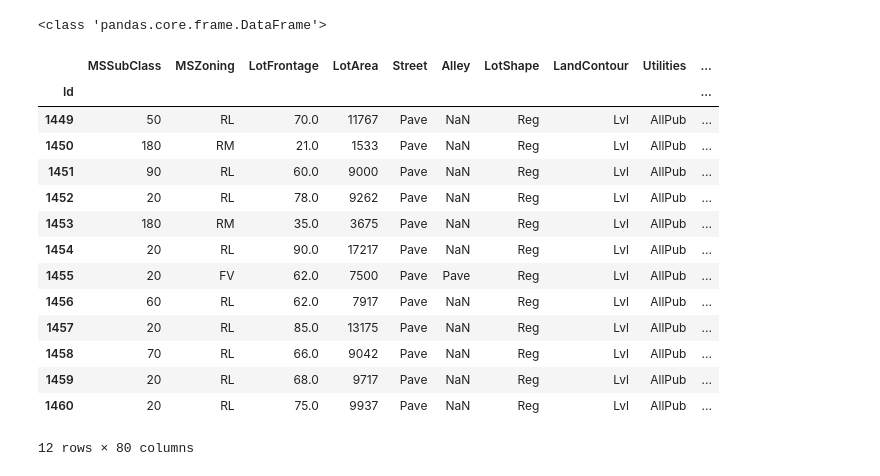
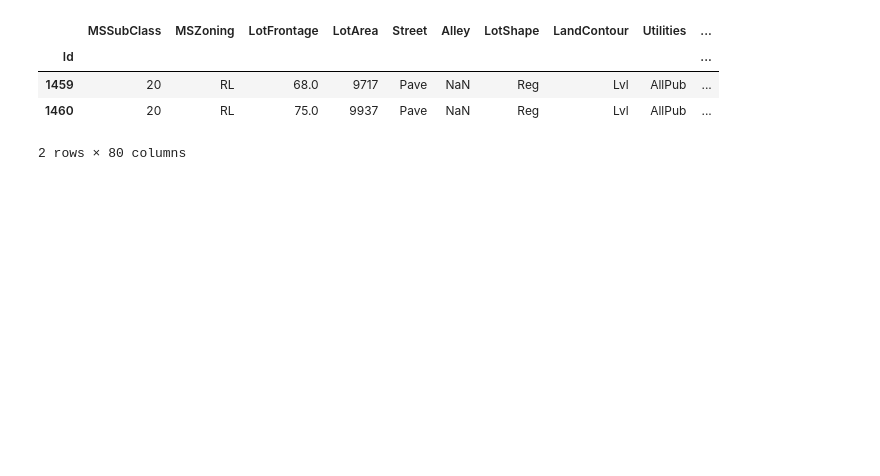
Before and after one commit to lars10192002/Introduction_to_Deep_Learning, a Jupyter notebook: read_data.ipynb, the cells around one changed output. Drawn from its saved outputs; the diff is of its cells as text; code cells hidden in the pictures; blank space fills up the shorter version.

```diff
--- a/read_data.ipynb
+++ b/read_data.ipynb
@@ -13,22 +13,13 @@ test_path
 # %%
 
 train = pd.read_csv(train_path,index_col='Id')
-print(type(train))
-train.tail(12)
+test = pd.read_csv(test_path,index_col='Id')
+
+# print(type(train))
+train.tail(2)
 # %% [output]
+|  | MSSubClass | MSZoning | LotFrontage | LotArea | Street | Alley | LotShape | LandContour | Utilities | ... |
+| Id |  |  |  |  |  |  |  |  |  | ... |
+| 1459 | 20 | RL | 68.0 | 9717 | Pave | NaN | Reg | Lvl | AllPub | ... |
+| 1460 | 20 | RL | 75.0 | 9937 | Pave | NaN | Reg | Lvl | AllPub | ... |
-<class 'pandas.core.frame.DataFrame'>
+2 rows × 80 columns
-|  | MSSubClass | MSZoning | LotFrontage | LotArea | Street | Alley | LotShape | LandContour | Utilities | ... |
-| Id |  |  |  |  |  |  |  |  |  | ... |
-| 1449 | 50 | RL | 70.0 | 11767 | Pave | NaN | Reg | Lvl | AllPub | ... |
-| 1450 | 180 | RM | 21.0 | 1533 | Pave | NaN | Reg | Lvl | AllPub | ... |
-| 1451 | 90 | RL | 60.0 | 9000 | Pave | NaN | Reg | Lvl | AllPub | ... |
-| 1452 | 20 | RL | 78.0 | 9262 | Pave | NaN | Reg | Lvl | AllPub | ... |
-| 1453 | 180 | RM | 35.0 | 3675 | Pave | NaN | Reg | Lvl | AllPub | ... |
-| 1454 | 20 | RL | 90.0 | 17217 | Pave | NaN | Reg | Lvl | AllPub | ... |
-| 1455 | 20 | FV | 62.0 | 7500 | Pave | Pave | Reg | Lvl | AllPub | ... |
-| 1456 | 60 | RL | 62.0 | 7917 | Pave | NaN | Reg | Lvl | AllPub | ... |
-| 1457 | 20 | RL | 85.0 | 13175 | Pave | NaN | Reg | Lvl | AllPub | ... |
-| 1458 | 70 | RL | 66.0 | 9042 | Pave | NaN | Reg | Lvl | AllPub | ... |
-| 1459 | 20 | RL | 68.0 | 9717 | Pave | NaN | Reg | Lvl | AllPub | ... |
-| 1460 | 20 | RL | 75.0 | 9937 | Pave | NaN | Reg | Lvl | AllPub | ... |
-12 rows × 80 columns
```
Also changed, not shown: parts of 17 cells of this notebook, 1 other file.
